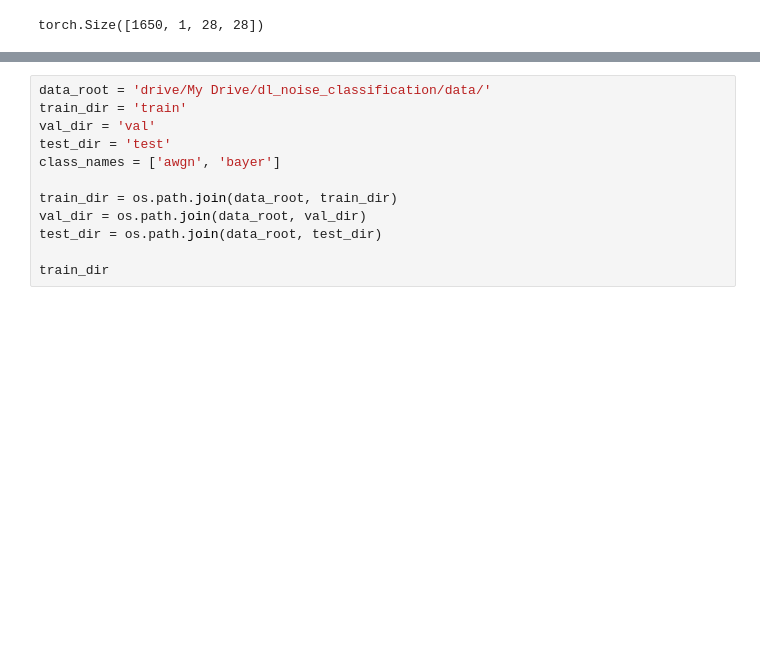
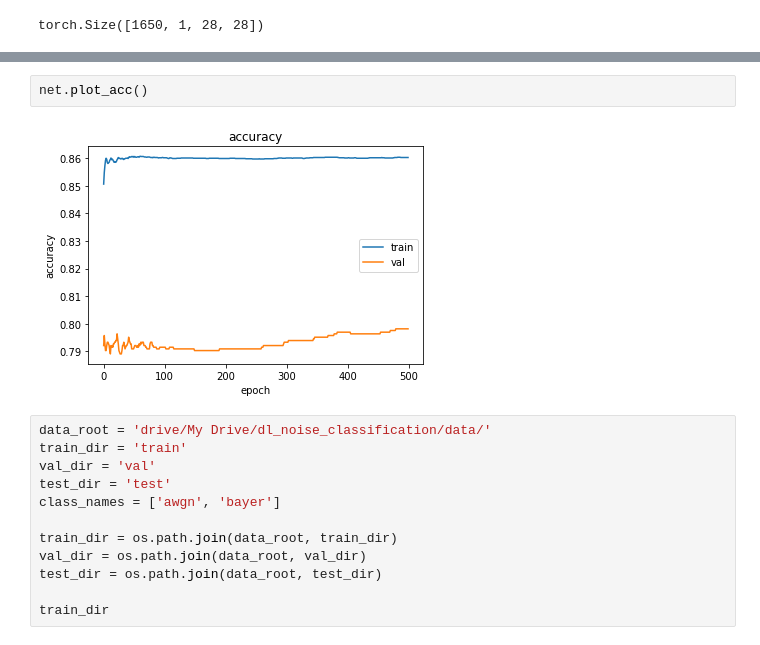
Before and after one commit to BLOOMFLARK/NN_noise_classification, a Jupyter notebook: PCANN.ipynb, the cells around one changed output, grey strips where cells are left out. Saved outputs shown, nothing was run; the diff lists cells and outputs as text; blank space fills up the shorter version.

```diff
--- a/PCANN.ipynb
+++ b/PCANN.ipynb
@@ -192,3 +314,7 @@ cuda:0
+# %%
+net.plot_acc()
+# %% [output]
+[figure, added]
 # %%
 data_root = 'drive/My Drive/dl_noise_classification/data/'
 train_dir = 'train'
```
Also changed, not shown: parts of 17 cells of this notebook.
